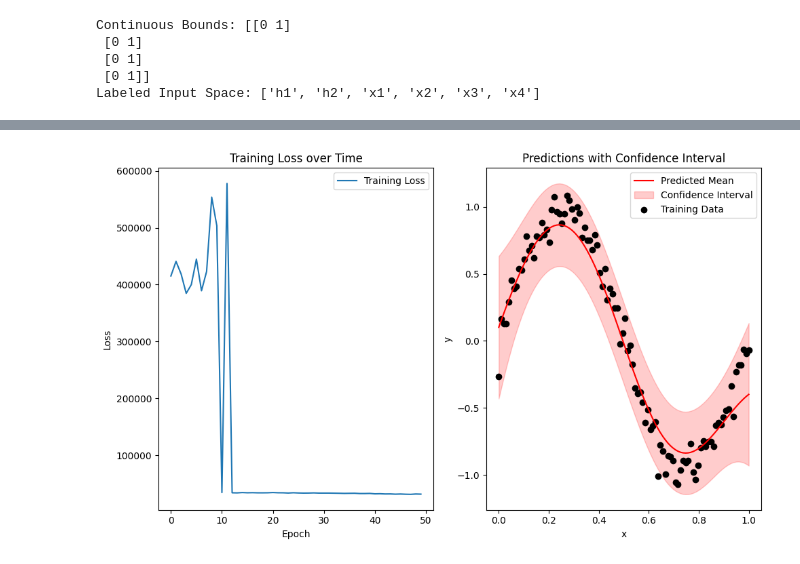
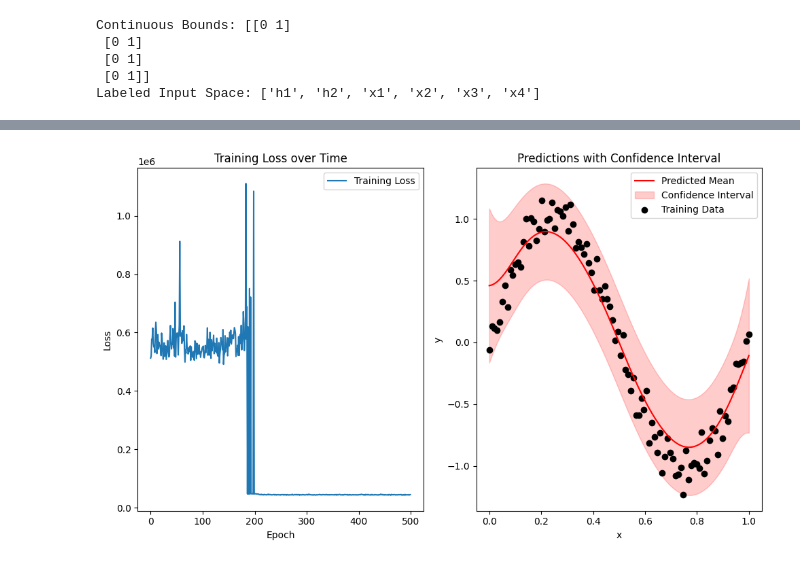
Before and after one commit to subarumuroi/bayesmediaopt, a Jupyter notebook: CoCaBOTorch.ipynb, the cells around one changed output, grey strips where cells are left out. Drawn from its saved outputs; the diff is of its cells as text; code cells hidden in the pictures.

```diff
--- a/CoCaBOTorch.ipynb
+++ b/CoCaBOTorch.ipynb
@@ -264,7 +264,7 @@ predictions = []
 confidence_intervals = []
 
 # Training loop
-num_epochs = 50
+num_epochs = 500
 for i in range(num_epochs):
     model.train()
     optimizer.zero_grad()
@@ -326 +338 @@ Iteration 40/50 - Loss: 32036.3671875
-[figure, old version]
+[figure, new version]
```
Also changed, not shown: parts of 3 cells of this notebook, 2 other files.
